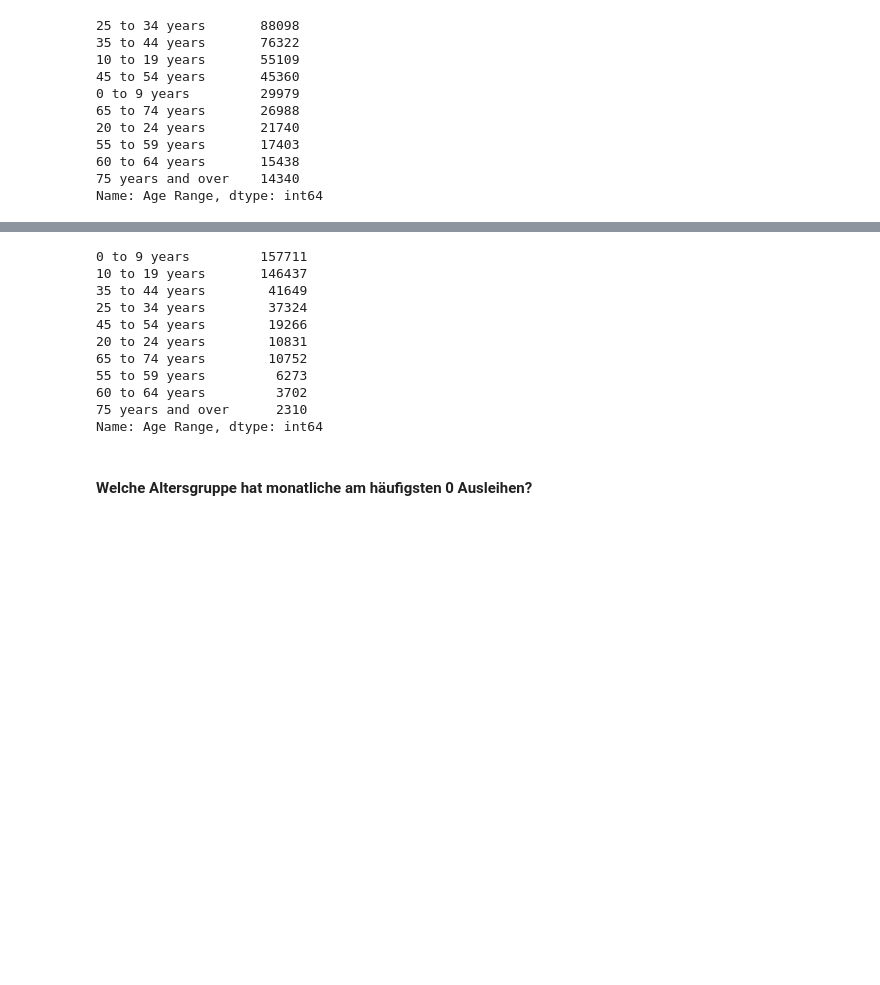
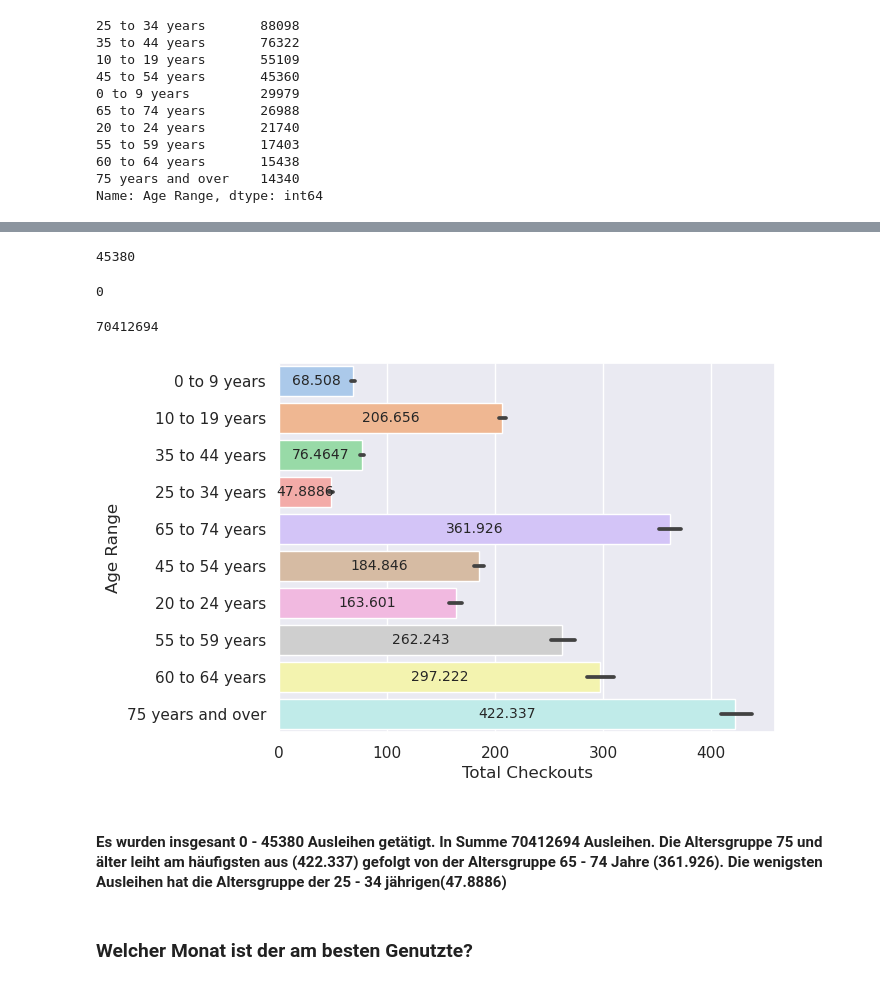
Before and after one commit to anna-leida/2022-2023-Data_Librarian_Anna-Leida_Kornas, a Jupyter notebook: Modul_3/notebooks/3.3_Projektaufgabe.ipynb, the cells around one changed output, grey strips where cells are left out. Drawn from its saved outputs; the diff is of its cells as text; code cells hidden in the pictures; blank space fills up the shorter version.

```diff
--- a/Modul_3/notebooks/3.3_Projektaufgabe.ipynb
+++ b/Modul_3/notebooks/3.3_Projektaufgabe.ipynb
@@ -69,16 +66,21 @@ ausleihen = df.loc[
-# %%
-ausleihen['Age Range'].value_counts()
-# %% [output]
-0 to 9 years         157711
-10 to 19 years       146437
-35 to 44 years        41649
-25 to 34 years        37324
-45 to 54 years        19266
-20 to 24 years        10831
-65 to 74 years        10752
-55 to 59 years         6273
-60 to 64 years         3702
-75 years and over      2310
-Name: Age Range, dtype: int64
-# %% [markdown]
-#### Welche Altersgruppe hat monatliche am häufigsten 0 Ausleihen?
+# %%
+df['Total Checkouts'].max()
+# %% [output]
+45380
+# %%
+df['Total Checkouts'].min()
+# %% [output]
+0
+# %%
+df['Total Checkouts'].sum()
+# %% [output]
+70412694
+# %%
+checkouts_age = sns.barplot(data=df, y='Age Range', x='Total Checkouts', palette='pastel')
+index = checkouts_age.bar_label(checkouts_age.containers[0], size = 10, label_type='center')
+# %% [output]
+[figure, added]
+# %% [markdown]
+#### Es wurden insgesant 0 - 45380 Ausleihen getätigt. In Summe 70412694 Ausleihen. Die Altersgruppe 75 und älter leiht am häufigsten aus (422.337) gefolgt von der Altersgruppe 65 - 74 Jahre (361.926). Die wenigsten Ausleihen hat die Altersgruppe der 25 - 34 jährigen(47.8886)
+# %% [markdown]
+### Welcher Monat ist der am besten Genutzte?
```
Also changed, not shown: parts of 10 cells of this notebook.
